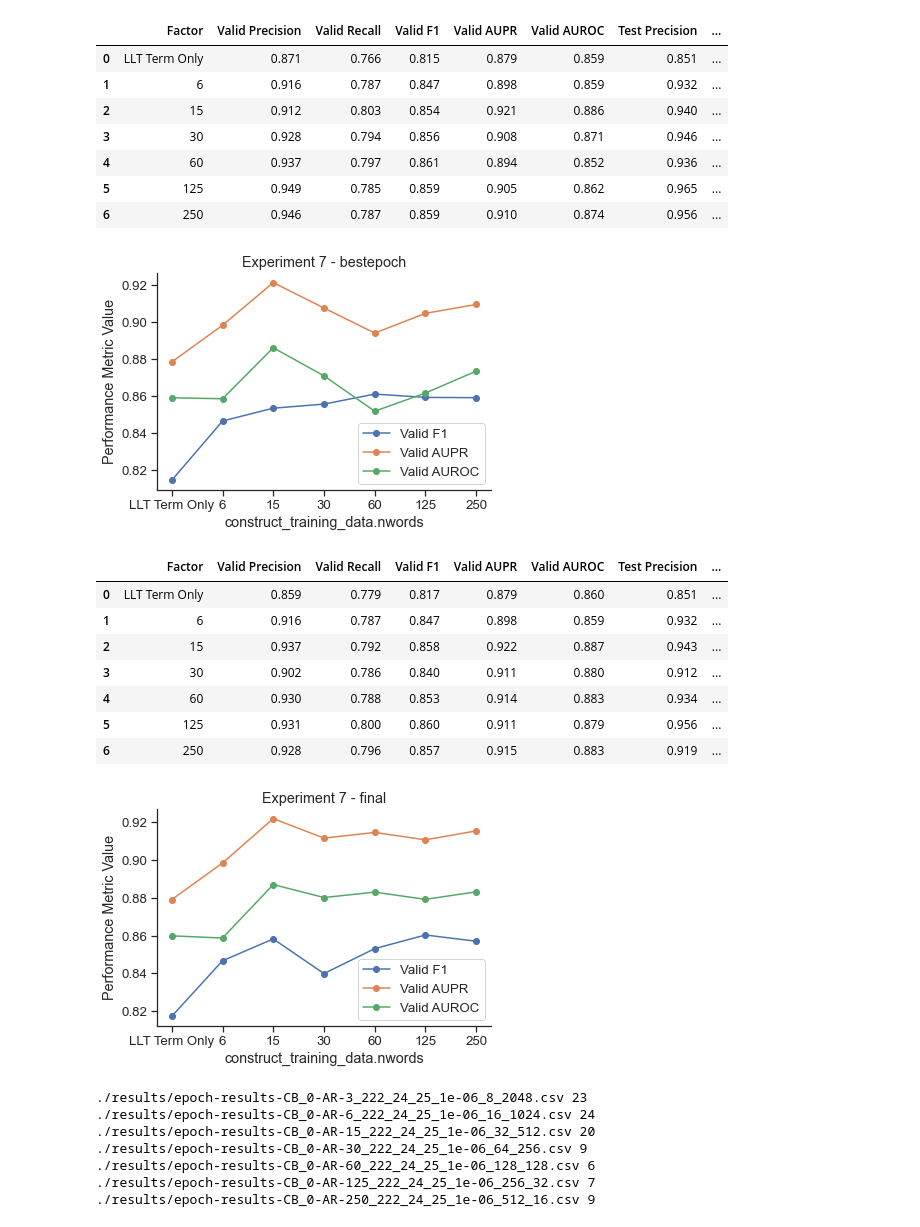
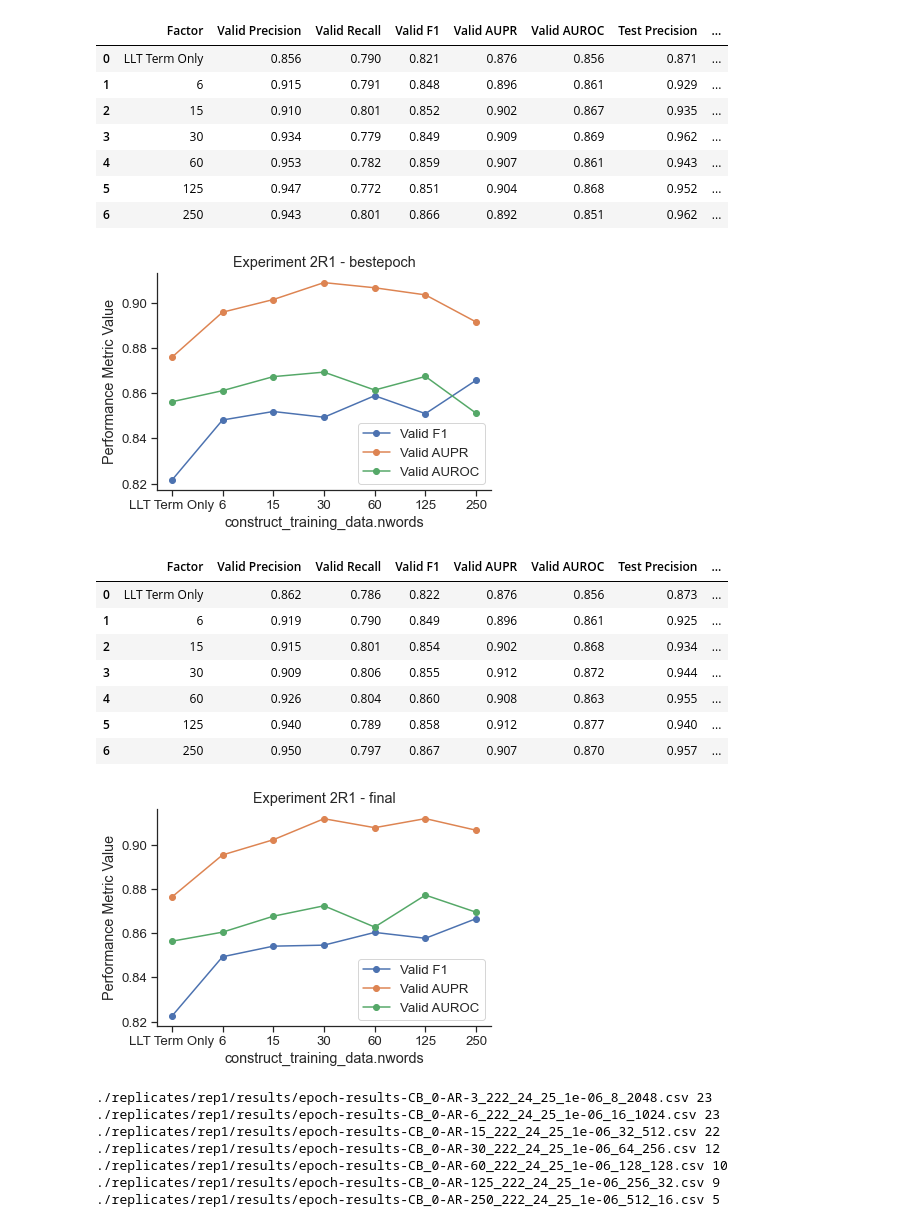
Before and after one commit to tatonetti-lab/onsides, a Jupyter notebook: notebooks/Experiment 2-Compare values for nwords.ipynb, the cells around one changed output. Drawn from its saved outputs; the diff is of its cells as text; code cells hidden in the pictures.

Commit message:
finished a few replicates and experiment 8

```diff
--- a/notebooks/Experiment 2-Compare values for nwords.ipynb
+++ b/notebooks/Experiment 2-Compare values for nwords.ipynb
@@ -21,7 +21,7 @@ sys.path.append('../src')
 import plot_helpers as ph
 pd.set_option('display.precision', 3)
 # %%
-experiment_id = "2"
+experiment_id = "2R1"
 experiment = json.load(open('../analysis.json'))["experiments"][experiment_id]
 # %%
 perfdata = defaultdict(lambda: defaultdict(list))
@@ -108,42 +108,42 @@ dfdata = {
 valid = pd.DataFrame(dfdata)
 
 key = (modeltype, 'test')
 dfdata = {
 #     'Factor': experiment['labels'],
     'Test Precision': [d['max_f1_precision'] for d in perfdata[key]['prdata']],
     'Test Recall': [d['max_f1_recall'] for d in perfdata[key]['prdata']],
     'Test F1': [d['max_f1'] for d in perfdata[key]['prdata']],
     'Test AUPR': [d['pr_auc'] for d in perfdata[key]['prdata']],
     'Test AUROC': [d['roc_auc'] for d in perfdata[key]['rocdata']],
 }
 
 test = pd.DataFrame(dfdata)
 
 sns.set(style='ticks', font_scale=1.2)
 
 for col in ('Valid F1', 'Valid AUPR', 'Valid AUROC'):
     plt.plot(valid[col], 'o-', label=col)
 
 plt.xticks(ticks = range(len(valid)), labels = valid['Factor'])
 plt.xlabel(experiment['factor'])
 plt.ylabel('Performance Metric Value')
-plt.title(f"Experiment 7 - {modeltype}")
+plt.title(f"Experiment {experiment_id} - {modeltype}")
 plt.legend()
 sns.despine()
 
 plt.savefig(f'../figures/Experiment{experiment_id}-{modeltype}-summary-stats.pdf')
 
 pd.concat([valid, test], axis=1)
 # %% [output]
 |  | Factor | Valid Precision | Valid Recall | Valid F1 | Valid AUPR | Valid AUROC | Test Precision | ... |
-| 0 | LLT Term Only | 0.871 | 0.766 | 0.815 | 0.879 | 0.859 | 0.851 | ... |
-| 1 | 6 | 0.916 | 0.787 | 0.847 | 0.898 | 0.859 | 0.932 | ... |
-| 2 | 15 | 0.912 | 0.803 | 0.854 | 0.921 | 0.886 | 0.940 | ... |
-| 3 | 30 | 0.928 | 0.794 | 0.856 | 0.908 | 0.871 | 0.946 | ... |
-| 4 | 60 | 0.937 | 0.797 | 0.861 | 0.894 | 0.852 | 0.936 | ... |
-| 5 | 125 | 0.949 | 0.785 | 0.859 | 0.905 | 0.862 | 0.965 | ... |
-| 6 | 250 | 0.946 | 0.787 | 0.859 | 0.910 | 0.874 | 0.956 | ... |
+| 0 | LLT Term Only | 0.856 | 0.790 | 0.821 | 0.876 | 0.856 | 0.871 | ... |
+| 1 | 6 | 0.915 | 0.791 | 0.848 | 0.896 | 0.861 | 0.929 | ... |
+| 2 | 15 | 0.910 | 0.801 | 0.852 | 0.902 | 0.867 | 0.935 | ... |
+| 3 | 30 | 0.934 | 0.779 | 0.849 | 0.909 | 0.869 | 0.962 | ... |
+| 4 | 60 | 0.953 | 0.782 | 0.859 | 0.907 | 0.861 | 0.943 | ... |
+| 5 | 125 | 0.947 | 0.772 | 0.851 | 0.904 | 0.868 | 0.952 | ... |
+| 6 | 250 | 0.943 | 0.801 | 0.866 | 0.892 | 0.851 | 0.962 | ... |
-[figure, old version]
+[figure, new version]
 # %%
 modeltype = 'final'
 key = (modeltype, 'valid')
@@ -178,7 +178,7 @@ for col in ('Valid F1', 'Valid AUPR', 'Valid AUROC'):
 plt.xticks(ticks = range(len(valid)), labels = valid['Factor'])
 plt.xlabel(experiment['factor'])
 plt.ylabel('Performance Metric Value')
-plt.title(f"Experiment 7 - {modeltype}")
+plt.title(f"Experiment {experiment_id} - {modeltype}")
 plt.legend()
 sns.despine()
 
@@ -187,23 +187,23 @@ plt.savefig(f'../figures/Experiment{experiment_id}-{modeltype}-summary-stats.pdf
 pd.concat([valid, test], axis=1)
 # %% [output]
 |  | Factor | Valid Precision | Valid Recall | Valid F1 | Valid AUPR | Valid AUROC | Test Precision | ... |
-| 0 | LLT Term Only | 0.859 | 0.779 | 0.817 | 0.879 | 0.860 | 0.851 | ... |
-| 1 | 6 | 0.916 | 0.787 | 0.847 | 0.898 | 0.859 | 0.932 | ... |
-| 2 | 15 | 0.937 | 0.792 | 0.858 | 0.922 | 0.887 | 0.943 | ... |
-| 3 | 30 | 0.902 | 0.786 | 0.840 | 0.911 | 0.880 | 0.912 | ... |
-| 4 | 60 | 0.930 | 0.788 | 0.853 | 0.914 | 0.883 | 0.934 | ... |
-| 5 | 125 | 0.931 | 0.800 | 0.860 | 0.911 | 0.879 | 0.956 | ... |
-| 6 | 250 | 0.928 | 0.796 | 0.857 | 0.915 | 0.883 | 0.919 | ... |
+| 0 | LLT Term Only | 0.862 | 0.786 | 0.822 | 0.876 | 0.856 | 0.873 | ... |
+| 1 | 6 | 0.919 | 0.790 | 0.849 | 0.896 | 0.861 | 0.925 | ... |
+| 2 | 15 | 0.915 | 0.801 | 0.854 | 0.902 | 0.868 | 0.934 | ... |
+| 3 | 30 | 0.909 | 0.806 | 0.855 | 0.912 | 0.872 | 0.944 | ... |
+| 4 | 60 | 0.926 | 0.804 | 0.860 | 0.908 | 0.863 | 0.955 | ... |
+| 5 | 125 | 0.940 | 0.789 | 0.858 | 0.912 | 0.877 | 0.940 | ... |
+| 6 | 250 | 0.950 | 0.797 | 0.867 | 0.907 | 0.870 | 0.957 | ... |
-[figure, old version]
+[figure, new version]
 # %%
 for fn in experiment['epochperf']:
     df = pd.read_csv(os.path.join('..', fn))
     print(fn, np.argmin(df['valid_loss']))
 # %% [output]
-./results/epoch-results-CB_0-AR-3_222_24_25_1e-06_8_2048.csv 23
-./results/epoch-results-CB_0-AR-6_222_24_25_1e-06_16_1024.csv 24
-./results/epoch-results-CB_0-AR-15_222_24_25_1e-06_32_512.csv 20
-./results/epoch-results-CB_0-AR-30_222_24_25_1e-06_64_256.csv 9
-./results/epoch-results-CB_0-AR-60_222_24_25_1e-06_128_128.csv 6
-./results/epoch-results-CB_0-AR-125_222_24_25_1e-06_256_32.csv 7
-./results/epoch-results-CB_0-AR-250_222_24_25_1e-06_512_16.csv 9
+./replicates/rep1/results/epoch-results-CB_0-AR-3_222_24_25_1e-06_8_2048.csv 23
+./replicates/rep1/results/epoch-results-CB_0-AR-6_222_24_25_1e-06_16_1024.csv 23
+./replicates/rep1/results/epoch-results-CB_0-AR-15_222_24_25_1e-06_32_512.csv 22
+./replicates/rep1/results/epoch-results-CB_0-AR-30_222_24_25_1e-06_64_256.csv 12
+./replicates/rep1/results/epoch-results-CB_0-AR-60_222_24_25_1e-06_128_128.csv 10
+./replicates/rep1/results/epoch-results-CB_0-AR-125_222_24_25_1e-06_256_32.csv 9
+./replicates/rep1/results/epoch-results-CB_0-AR-250_222_24_25_1e-06_512_16.csv 5
```
Also changed, not shown: parts of 1 cell of this notebook, 35 other files.
